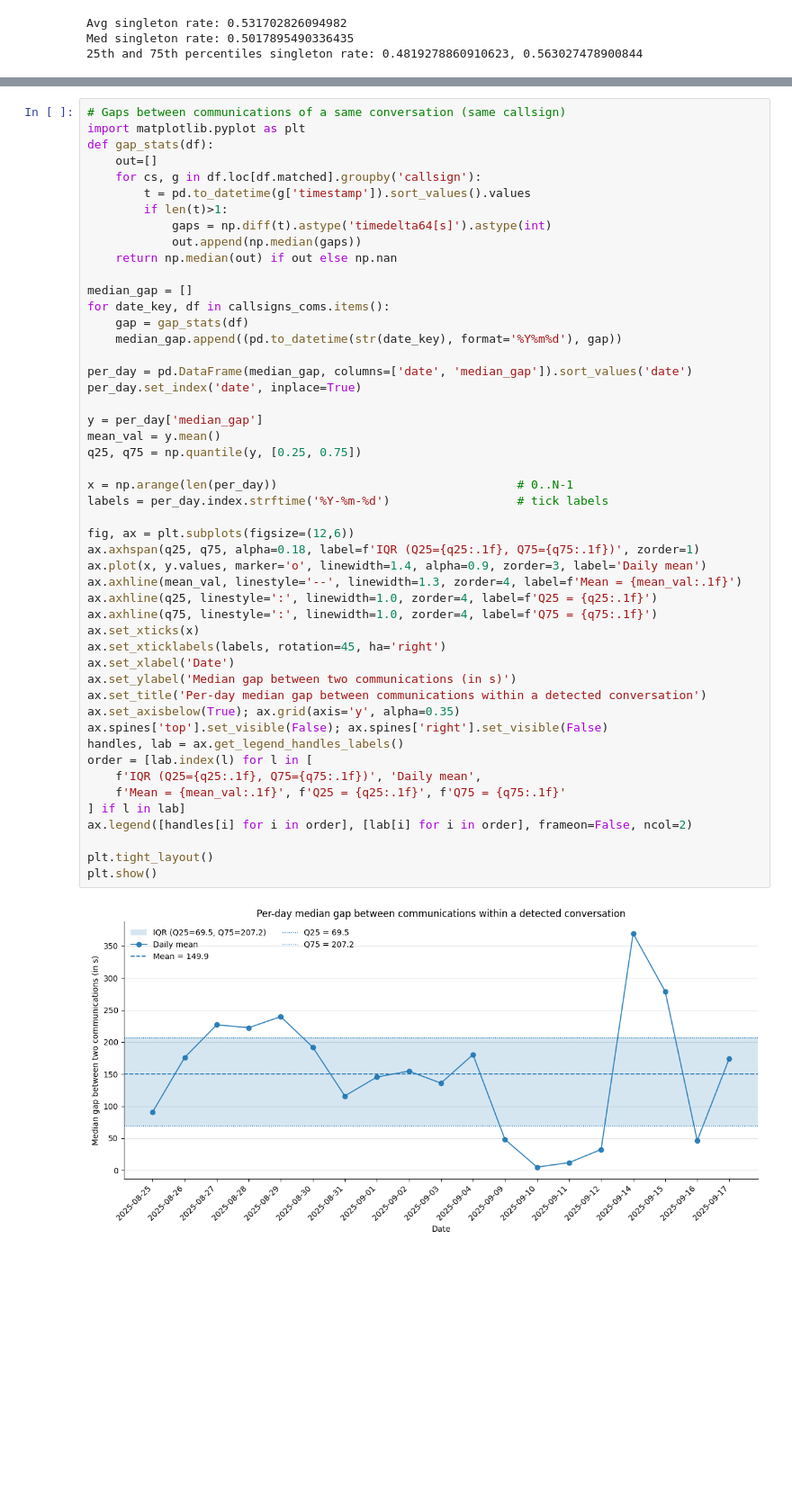
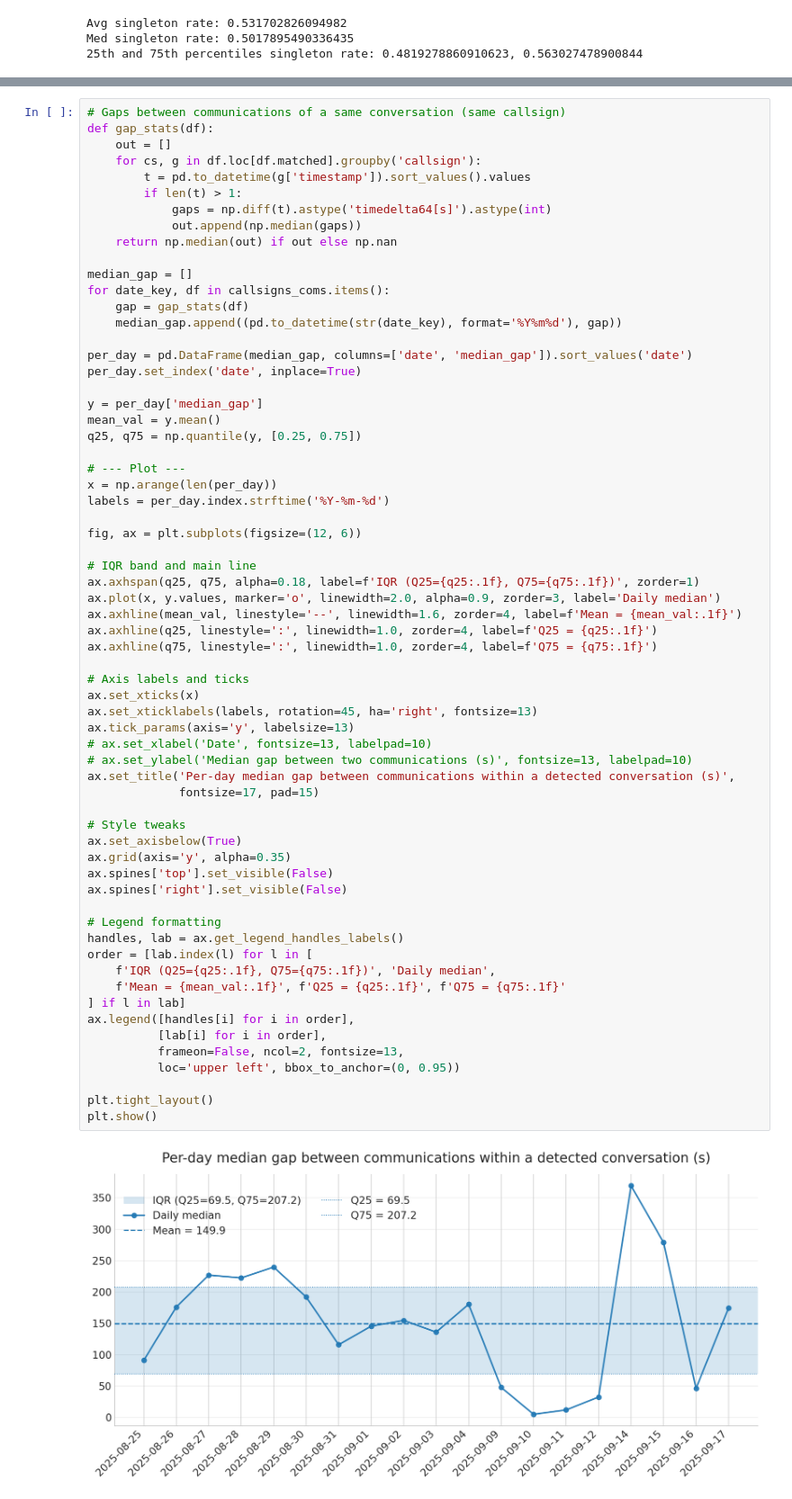
Before and after one commit to kruuZHAW/atc_clearances, a Jupyter notebook: notebooks/01_transcription_performance.ipynb, the cells around one changed output, grey strips where cells are left out. Shown at 90% size. Cells and saved outputs as stored; diff of their text form; blank space fills up the shorter version.

```diff
--- a/notebooks/01_transcription_performance.ipynb
+++ b/notebooks/01_transcription_performance.ipynb
@@ -534,51 +584,66 @@ plt.show()
 # %%
 # Gaps between communications of a same conversation (same callsign)
-import matplotlib.pyplot as plt
 def gap_stats(df):
-    out=[]
+    out = []
     for cs, g in df.loc[df.matched].groupby('callsign'):
         t = pd.to_datetime(g['timestamp']).sort_values().values
-        if len(t)>1:
+        if len(t) > 1:
             gaps = np.diff(t).astype('timedelta64[s]').astype(int)
             out.append(np.median(gaps))
     return np.median(out) if out else np.nan
 
 median_gap = []
 for date_key, df in callsigns_coms.items():
     gap = gap_stats(df)
     median_gap.append((pd.to_datetime(str(date_key), format='%Y%m%d'), gap))
 
 per_day = pd.DataFrame(median_gap, columns=['date', 'median_gap']).sort_values('date')
 per_day.set_index('date', inplace=True)
 
 y = per_day['median_gap']
 mean_val = y.mean()
 q25, q75 = np.quantile(y, [0.25, 0.75])
 
-x = np.arange(len(per_day))                                  # 0..N-1
-labels = per_day.index.strftime('%Y-%m-%d')                  # tick labels
+# --- Plot ---
+x = np.arange(len(per_day))
+labels = per_day.index.strftime('%Y-%m-%d')
 
-fig, ax = plt.subplots(figsize=(12,6))
+fig, ax = plt.subplots(figsize=(12, 6))
+
+# IQR band and main line
 ax.axhspan(q25, q75, alpha=0.18, label=f'IQR (Q25={q25:.1f}, Q75={q75:.1f})', zorder=1)
-ax.plot(x, y.values, marker='o', linewidth=1.4, alpha=0.9, zorder=3, label='Daily mean')
-ax.axhline(mean_val, linestyle='--', linewidth=1.3, zorder=4, label=f'Mean = {mean_val:.1f}')
+ax.plot(x, y.values, marker='o', linewidth=2.0, alpha=0.9, zorder=3, label='Daily median')
+ax.axhline(mean_val, linestyle='--', linewidth=1.6, zorder=4, label=f'Mean = {mean_val:.1f}')
 ax.axhline(q25, linestyle=':', linewidth=1.0, zorder=4, label=f'Q25 = {q25:.1f}')
 ax.axhline(q75, linestyle=':', linewidth=1.0, zorder=4, label=f'Q75 = {q75:.1f}')
+
+# Axis labels and ticks
 ax.set_xticks(x)
-ax.set_xticklabels(labels, rotation=45, ha='right')
-ax.set_xlabel('Date')
-ax.set_ylabel('Median gap between two communications (in s)')
-ax.set_title('Per-day median gap between communications within a detected conversation')
-ax.set_axisbelow(True); ax.grid(axis='y', alpha=0.35)
-ax.spines['top'].set_visible(False); ax.spines['right'].set_visible(False)
+ax.set_xticklabels(labels, rotation=45, ha='right', fontsize=13)
+ax.tick_params(axis='y', labelsize=13)
+# ax.set_xlabel('Date', fontsize=13, labelpad=10)
+# ax.set_ylabel('Median gap between two communications (s)', fontsize=13, labelpad=10)
+ax.set_title('Per-day median gap between communications within a detected conversation (s)',
+             fontsize=17, pad=15)
+
+# Style tweaks
+ax.set_axisbelow(True)
+ax.grid(axis='y', alpha=0.35)
+ax.spines['top'].set_visible(False)
+ax.spines['right'].set_visible(False)
+
+# Legend formatting
 handles, lab = ax.get_legend_handles_labels()
 order = [lab.index(l) for l in [
-    f'IQR (Q25={q25:.1f}, Q75={q75:.1f})', 'Daily mean',
+    f'IQR (Q25={q25:.1f}, Q75={q75:.1f})', 'Daily median',
     f'Mean = {mean_val:.1f}', f'Q25 = {q25:.1f}', f'Q75 = {q75:.1f}'
 ] if l in lab]
-ax.legend([handles[i] for i in order], [lab[i] for i in order], frameon=False, ncol=2)
+ax.legend([handles[i] for i in order],
+          [lab[i] for i in order],
+          frameon=False, ncol=2, fontsize=13,
+          loc='upper left', bbox_to_anchor=(0, 0.95))
 
 plt.tight_layout()
 plt.show()
 # %% [output]
-[figure, old version]
+[figure, new version]
```
Also changed, not shown: parts of 7 cells of this notebook, 8 other files.
